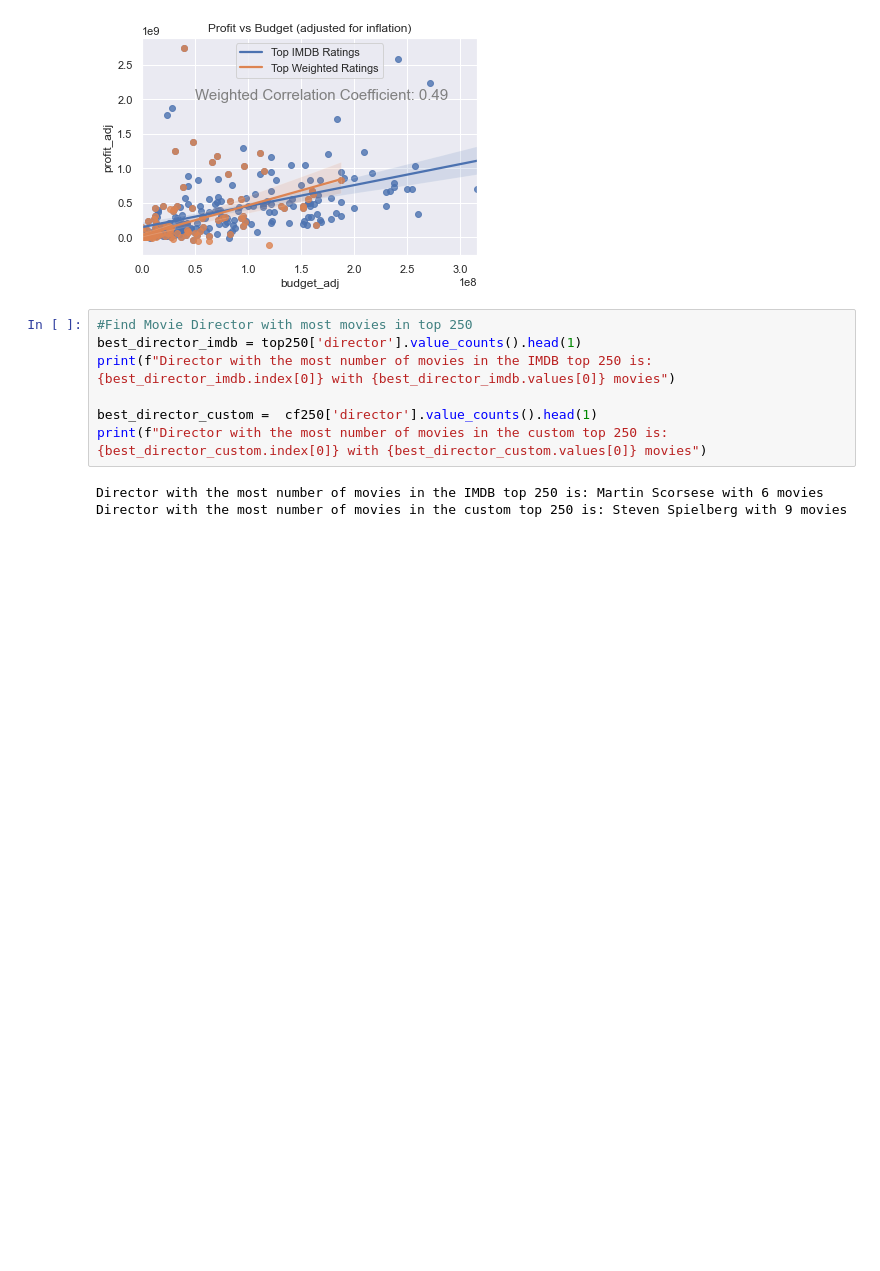
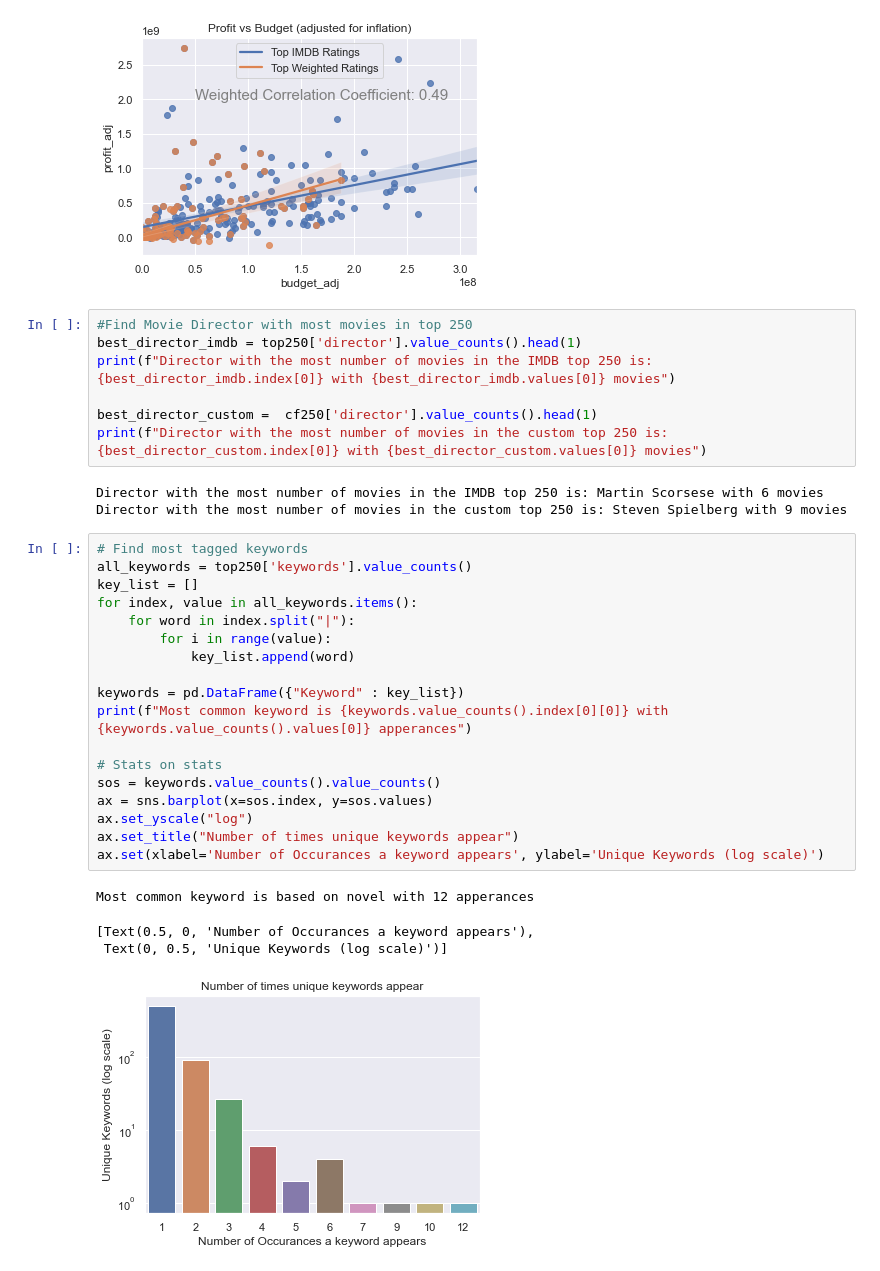
Before and after one commit to Shirnia/CodingChallenge, a Jupyter notebook: Raytheon.ipynb, the cells around one changed output. Drawn from its saved outputs; the diff is of its cells as text; blank space fills up the shorter version.

Commit message:
Added one more interesting stat

```diff
--- a/Raytheon.ipynb
+++ b/Raytheon.ipynb
@@ -338,3 +338,26 @@ print(f"Director with the most number of movies in the custom top 250 is: {best_
 # %% [output]
 Director with the most number of movies in the IMDB top 250 is: Martin Scorsese with 6 movies
 Director with the most number of movies in the custom top 250 is: Steven Spielberg with 9 movies
+# %%
+# Find most tagged keywords
+all_keywords = top250['keywords'].value_counts()
+key_list = []
+for index, value in all_keywords.items():
+    for word in index.split("|"):
+        for i in range(value):
+            key_list.append(word)
+
+keywords = pd.DataFrame({"Keyword" : key_list})
+print(f"Most common keyword is {keywords.value_counts().index[0][0]} with {keywords.value_counts().values[0]} apperances")
+
+# Stats on stats
+sos = keywords.value_counts().value_counts()
+ax = sns.barplot(x=sos.index, y=sos.values)
+ax.set_yscale("log")
+ax.set_title("Number of times unique keywords appear")
+ax.set(xlabel='Number of Occurances a keyword appears', ylabel='Unique Keywords (log scale)')
+# %% [output]
+Most common keyword is based on novel with 12 apperances
+[Text(0.5, 0, 'Number of Occurances a keyword appears'),
+ Text(0, 0.5, 'Unique Keywords (log scale)')]
+[figure, added]
```
